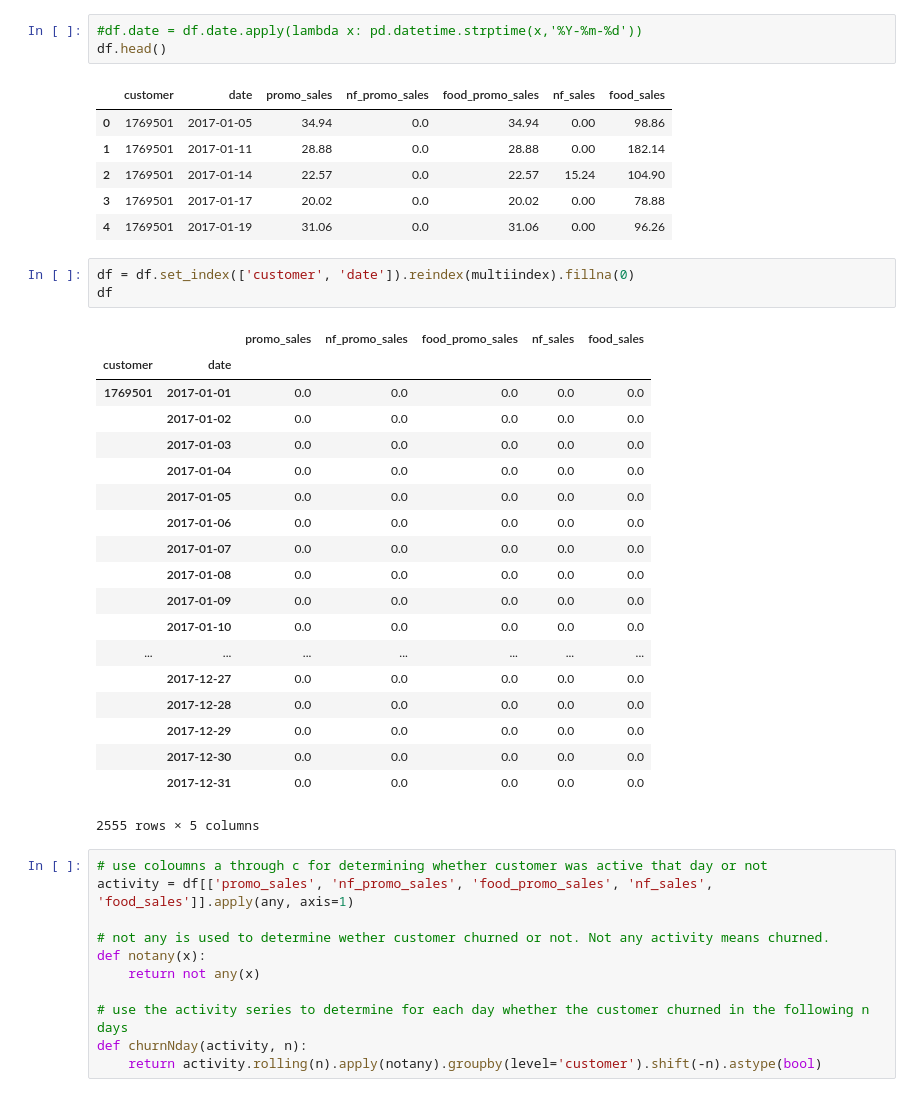
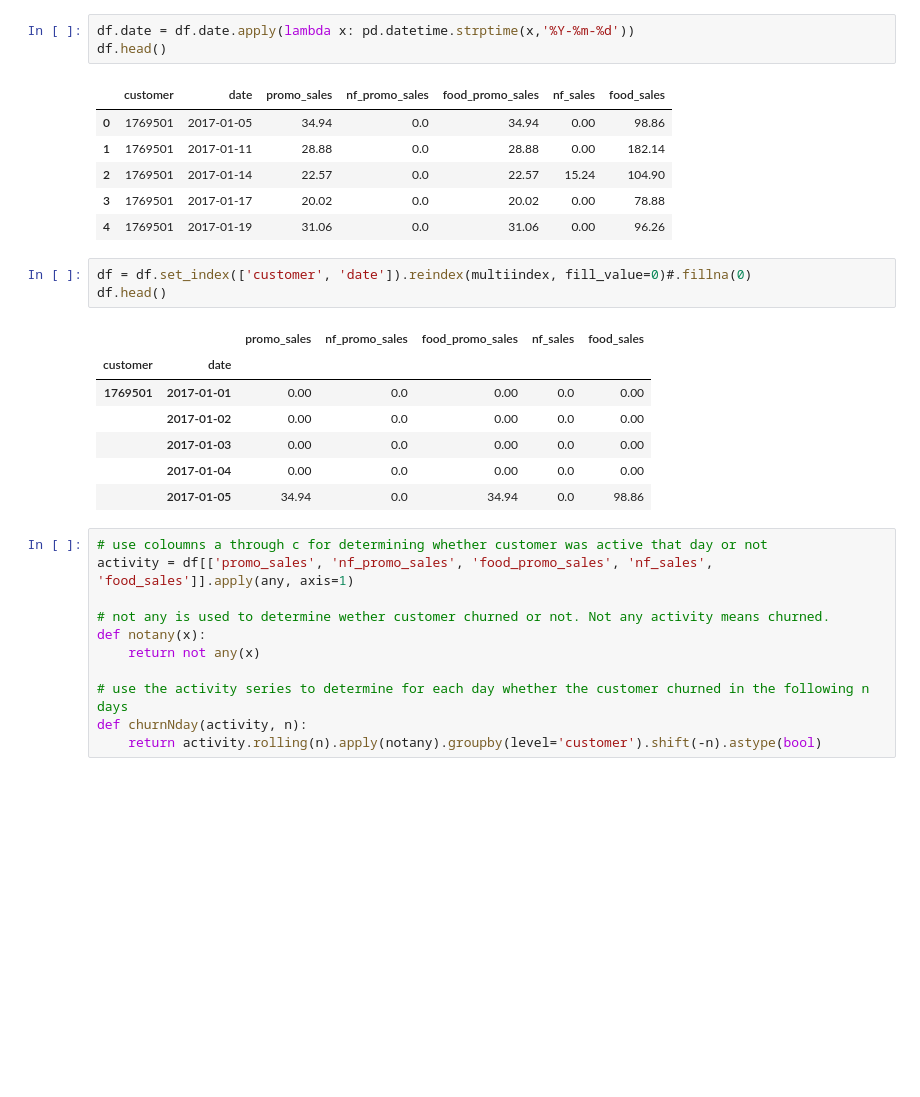
Before and after one commit to Johannamps/go-de-internal-johanna, a Jupyter notebook: churn-prediction/lstm/lstm 2.0.ipynb, the cells around one changed output. Drawn from its saved outputs; the diff is of its cells as text; blank space fills up the shorter version.

```diff
--- a/churn-prediction/lstm/lstm 2.0.ipynb
+++ b/churn-prediction/lstm/lstm 2.0.ipynb
@@ -91,7 +79,7 @@ df.head()
 | 3 | 1769501 | 2017-01-17 | 20.02 | 0.0 | 20.02 | 0.00 | 78.88 |
 | 4 | 1769501 | 2017-01-19 | 31.06 | 0.0 | 31.06 | 0.00 | 96.26 |
 # %%
-#df.date = df.date.apply(lambda x: pd.datetime.strptime(x,'%Y-%m-%d'))
+df.date = df.date.apply(lambda x: pd.datetime.strptime(x,'%Y-%m-%d'))
 df.head()
 # %% [output]
 |  | customer | date | promo_sales | nf_promo_sales | food_promo_sales | nf_sales | food_sales |
@@ -101,28 +89,16 @@ df.head()
 | 3 | 1769501 | 2017-01-17 | 20.02 | 0.0 | 20.02 | 0.00 | 78.88 |
 | 4 | 1769501 | 2017-01-19 | 31.06 | 0.0 | 31.06 | 0.00 | 96.26 |
 # %%
-df = df.set_index(['customer', 'date']).reindex(multiindex).fillna(0)
-df
+df = df.set_index(['customer', 'date']).reindex(multiindex, fill_value=0)#.fillna(0)
+df.head()
 # %% [output]
 |  |  | promo_sales | nf_promo_sales | food_promo_sales | nf_sales | food_sales |
 | customer | date |  |  |  |  |  |
-| 1769501 | 2017-01-01 | 0.0 | 0.0 | 0.0 | 0.0 | 0.0 |
-|  | 2017-01-02 | 0.0 | 0.0 | 0.0 | 0.0 | 0.0 |
-|  | 2017-01-03 | 0.0 | 0.0 | 0.0 | 0.0 | 0.0 |
-|  | 2017-01-04 | 0.0 | 0.0 | 0.0 | 0.0 | 0.0 |
-|  | 2017-01-05 | 0.0 | 0.0 | 0.0 | 0.0 | 0.0 |
-|  | 2017-01-06 | 0.0 | 0.0 | 0.0 | 0.0 | 0.0 |
-|  | 2017-01-07 | 0.0 | 0.0 | 0.0 | 0.0 | 0.0 |
-|  | 2017-01-08 | 0.0 | 0.0 | 0.0 | 0.0 | 0.0 |
-|  | 2017-01-09 | 0.0 | 0.0 | 0.0 | 0.0 | 0.0 |
-|  | 2017-01-10 | 0.0 | 0.0 | 0.0 | 0.0 | 0.0 |
-| ... | ... | ... | ... | ... | ... | ... |
-|  | 2017-12-27 | 0.0 | 0.0 | 0.0 | 0.0 | 0.0 |
-|  | 2017-12-28 | 0.0 | 0.0 | 0.0 | 0.0 | 0.0 |
-|  | 2017-12-29 | 0.0 | 0.0 | 0.0 | 0.0 | 0.0 |
-|  | 2017-12-30 | 0.0 | 0.0 | 0.0 | 0.0 | 0.0 |
-|  | 2017-12-31 | 0.0 | 0.0 | 0.0 | 0.0 | 0.0 |
+| 1769501 | 2017-01-01 | 0.00 | 0.0 | 0.00 | 0.0 | 0.00 |
+|  | 2017-01-02 | 0.00 | 0.0 | 0.00 | 0.0 | 0.00 |
+|  | 2017-01-03 | 0.00 | 0.0 | 0.00 | 0.0 | 0.00 |
+|  | 2017-01-04 | 0.00 | 0.0 | 0.00 | 0.0 | 0.00 |
+|  | 2017-01-05 | 34.94 | 0.0 | 34.94 | 0.0 | 98.86 |
-2555 rows × 5 columns
 # %%
 # use coloumns a through c for determining whether customer was active that day or not
 activity = df[['promo_sales', 'nf_promo_sales', 'food_promo_sales', 'nf_sales', 'food_sales']].apply(any, axis=1)
```
Also changed, not shown: parts of 26 cells of this notebook, 12 other files.
